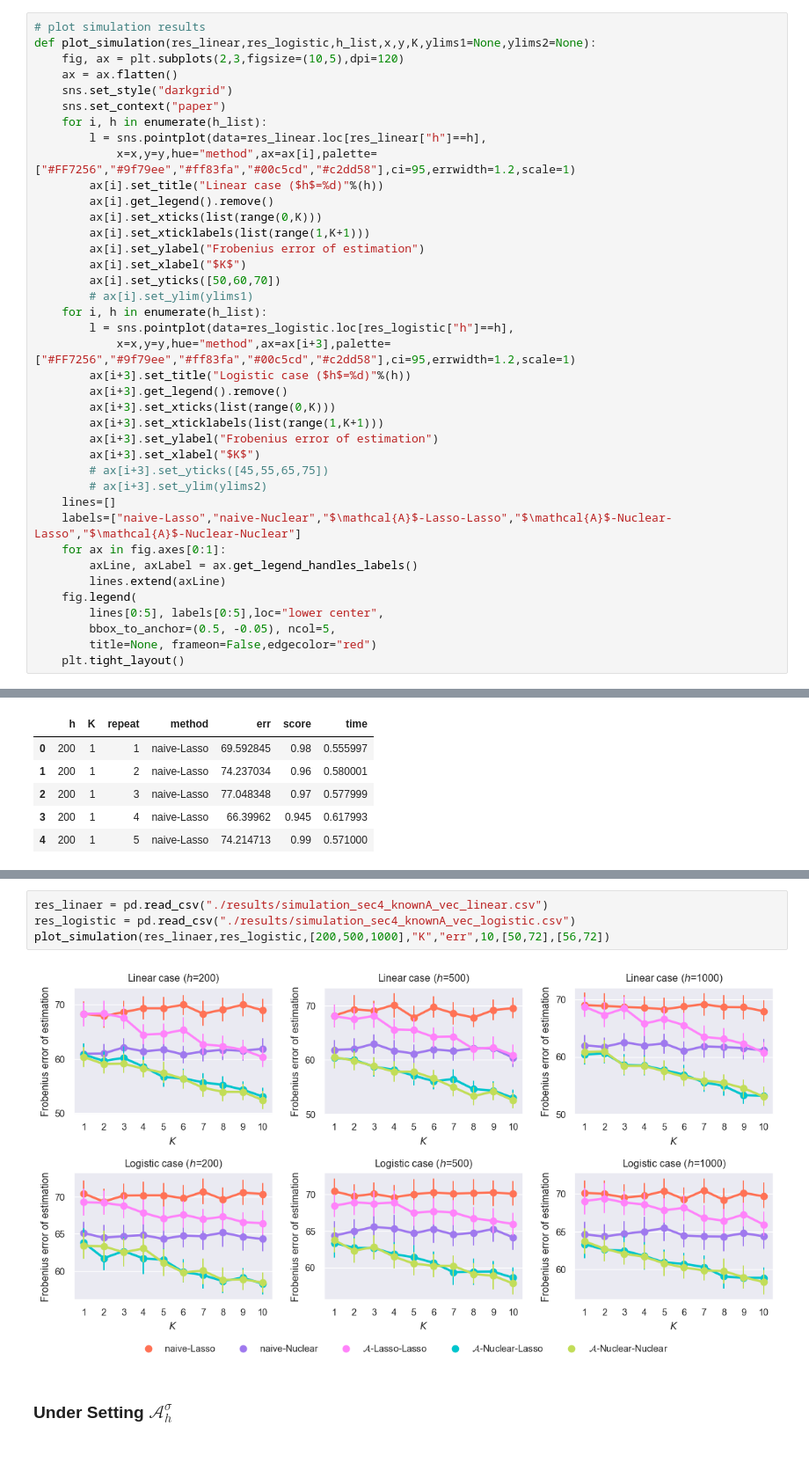
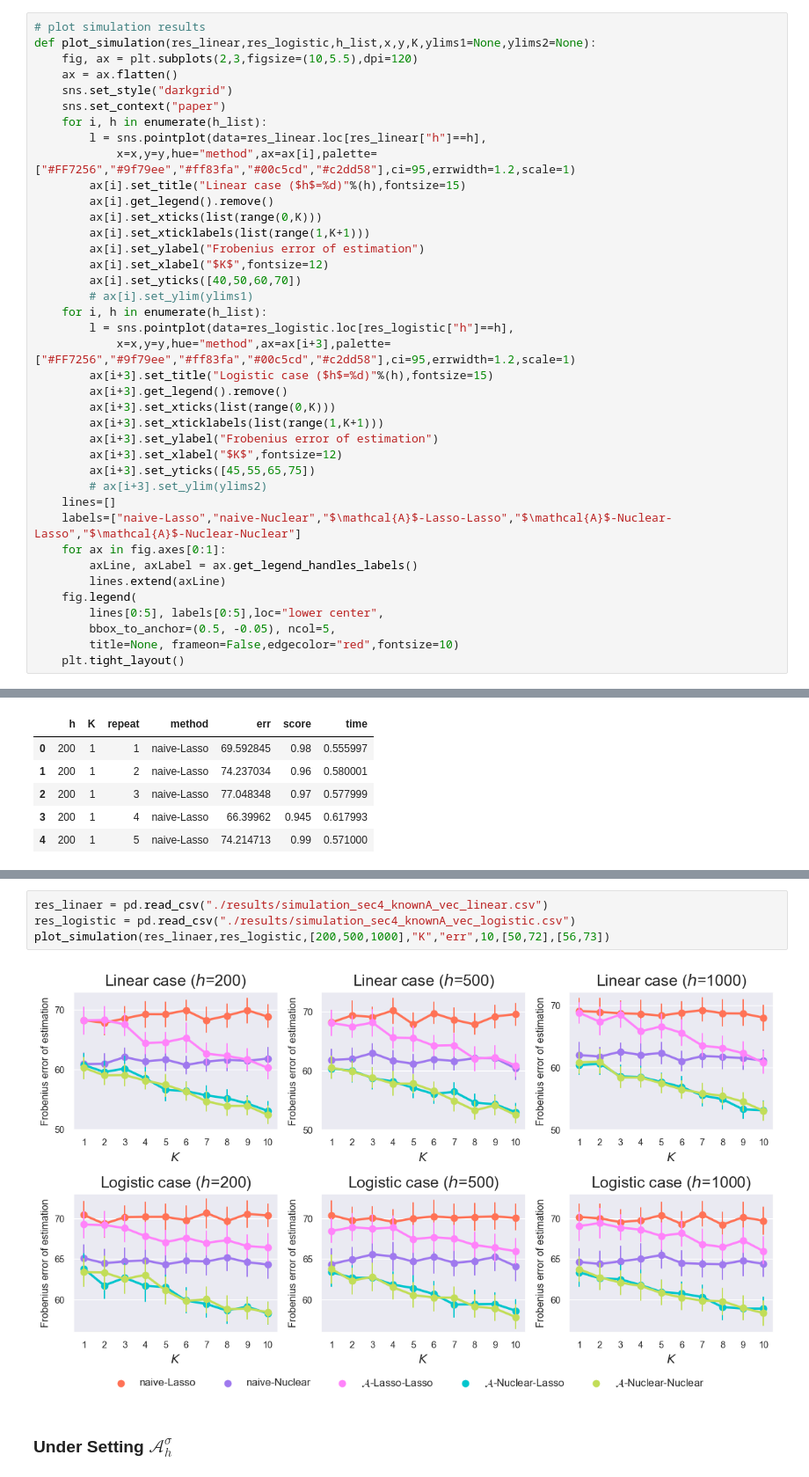
Before and after one commit to ZPZhou-lab/MatrixGLM, a Jupyter notebook: simulation.ipynb, the cells around one changed output, grey strips where cells are left out. Shown at 88% size. Drawn from its saved outputs; the diff is of its cells as text; blank space fills up the shorter version.

```diff
--- a/simulation.ipynb
+++ b/simulation.ipynb
@@ -16,31 +16,31 @@ warnings.filterwarnings("ignore")
 # %%
 # plot simulation results
 def plot_simulation(res_linear,res_logistic,h_list,x,y,K,ylims1=None,ylims2=None):
-    fig, ax = plt.subplots(2,3,figsize=(10,5),dpi=120)
+    fig, ax = plt.subplots(2,3,figsize=(10,5.5),dpi=120)
     ax = ax.flatten()
     sns.set_style("darkgrid")
     sns.set_context("paper")
     for i, h in enumerate(h_list):
         l = sns.pointplot(data=res_linear.loc[res_linear["h"]==h],
             x=x,y=y,hue="method",ax=ax[i],palette=["#FF7256","#9f79ee","#ff83fa","#00c5cd","#c2dd58"],ci=95,errwidth=1.2,scale=1)
-        ax[i].set_title("Linear case ($h$=%d)"%(h))
+        ax[i].set_title("Linear case ($h$=%d)"%(h),fontsize=15)
         ax[i].get_legend().remove()
         ax[i].set_xticks(list(range(0,K)))
         ax[i].set_xticklabels(list(range(1,K+1)))
         ax[i].set_ylabel("Frobenius error of estimation")
-        ax[i].set_xlabel("$K$")
-        ax[i].set_yticks([50,60,70])
+        ax[i].set_xlabel("$K$",fontsize=12)
+        ax[i].set_yticks([40,50,60,70])
         # ax[i].set_ylim(ylims1)
     for i, h in enumerate(h_list):
         l = sns.pointplot(data=res_logistic.loc[res_logistic["h"]==h],
             x=x,y=y,hue="method",ax=ax[i+3],palette=["#FF7256","#9f79ee","#ff83fa","#00c5cd","#c2dd58"],ci=95,errwidth=1.2,scale=1)
-        ax[i+3].set_title("Logistic case ($h$=%d)"%(h))
+        ax[i+3].set_title("Logistic case ($h$=%d)"%(h),fontsize=15)
         ax[i+3].get_legend().remove()
         ax[i+3].set_xticks(list(range(0,K)))
         ax[i+3].set_xticklabels(list(range(1,K+1)))
         ax[i+3].set_ylabel("Frobenius error of estimation")
-        ax[i+3].set_xlabel("$K$")
-        # ax[i+3].set_yticks([45,55,65,75])
+        ax[i+3].set_xlabel("$K$",fontsize=12)
+        ax[i+3].set_yticks([45,55,65,75])
         # ax[i+3].set_ylim(ylims2)
     lines=[]
     labels=["naive-Lasso","naive-Nuclear","$\mathcal{A}$-Lasso-Lasso","$\mathcal{A}$-Nuclear-Lasso","$\mathcal{A}$-Nuclear-Nuclear"]
@@ -50,7 +50,7 @@ def plot_simulation(res_linear,res_logistic,h_list,x,y,K,ylims1=None,ylims2=None
     fig.legend(
         lines[0:5], labels[0:5],loc="lower center",
         bbox_to_anchor=(0.5, -0.05), ncol=5,
-        title=None, frameon=False,edgecolor="red")
+        title=None, frameon=False,edgecolor="red",fontsize=10)
     plt.tight_layout()
 # %% [markdown]
 ## Section4.1: Transfer learning under known $\mathcal{A}$
@@ -138,9 +118,9 @@ Name: time, dtype: float64
 # %%
 res_linaer = pd.read_csv("./results/simulation_sec4_knownA_vec_linear.csv")
 res_logistic = pd.read_csv("./results/simulation_sec4_knownA_vec_logistic.csv")
-plot_simulation(res_linaer,res_logistic,[200,500,1000],"K","err",10,[50,72],[56,72])
+plot_simulation(res_linaer,res_logistic,[200,500,1000],"K","err",10,[50,72],[56,73])
 # %% [output]
-[figure, old version]
+[figure, new version]
 # %% [markdown]
 ### Under Setting $\mathcal{A}_h^{\sigma}$
 # %%
```
Also changed, not shown: parts of 5 cells of this notebook, 2 other files.
